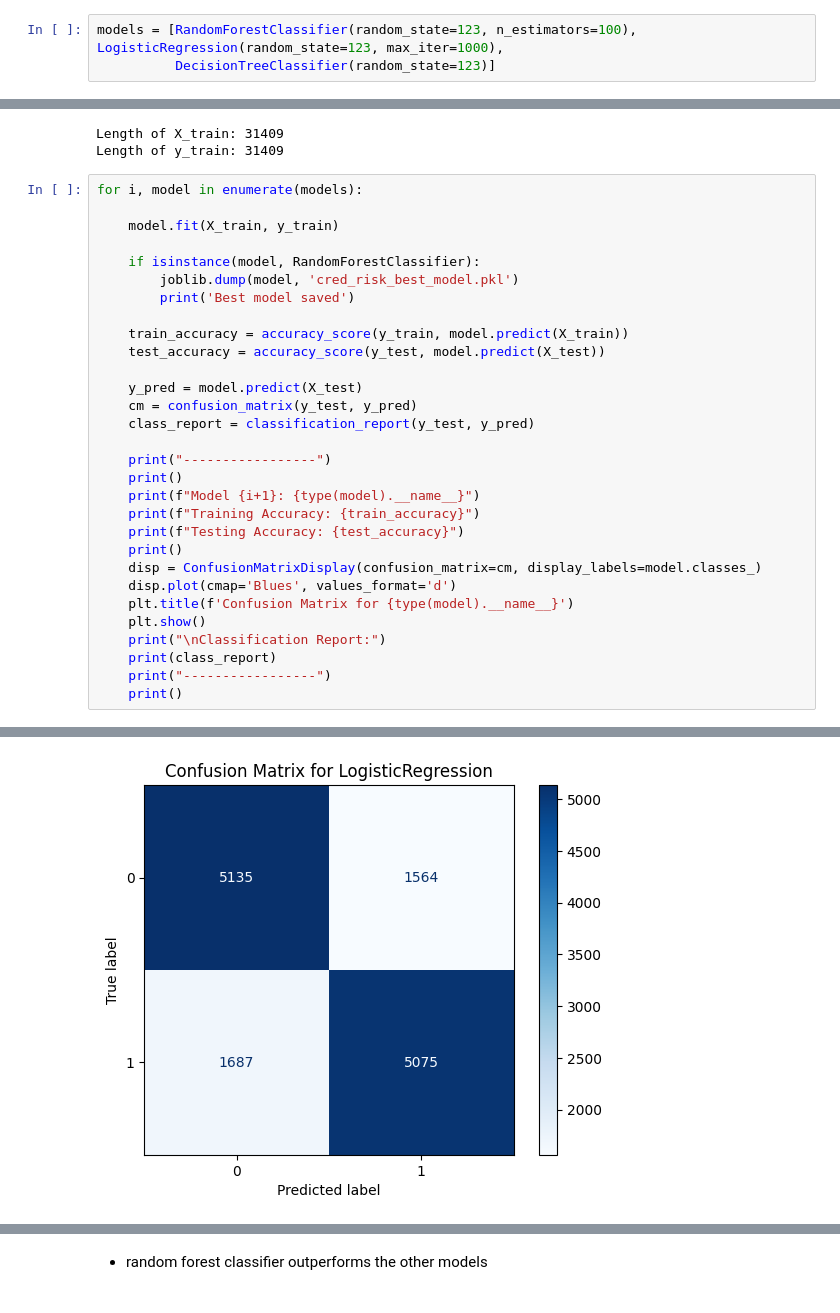
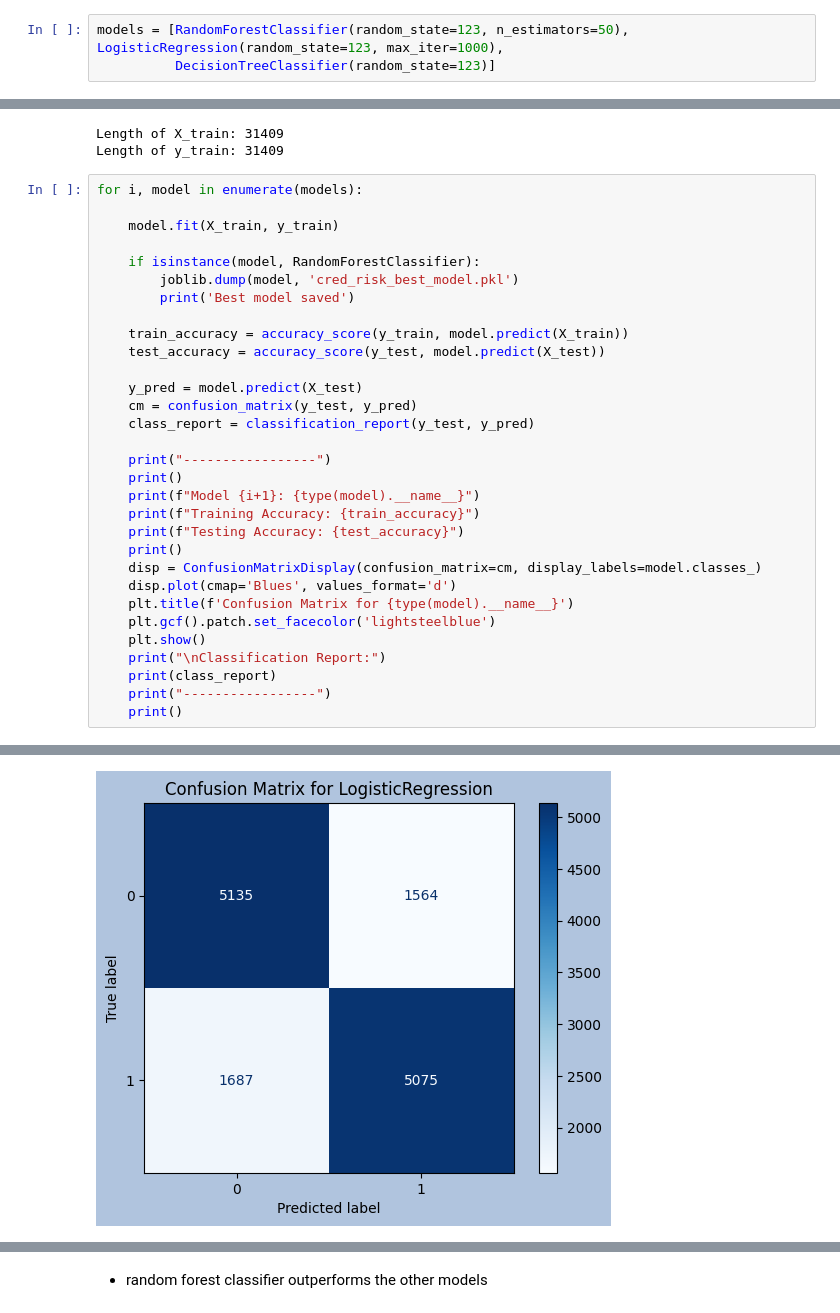
Before and after one commit to KM016/Default_pred, a Jupyter notebook: cred_risk.ipynb, the cells around one changed output, grey strips where cells are left out. Drawn from its saved outputs; the diff is of its cells as text.

```diff
--- a/cred_risk.ipynb
+++ b/cred_risk.ipynb
@@ -314,7 +319,7 @@ Name: count, dtype: int64
 # %%
 X_train, X_test, y_train, y_test = train_test_split(X_resampled, y_resampled, test_size=0.3, random_state=123)
 # %%
-models = [RandomForestClassifier(random_state=123, n_estimators=100), LogisticRegression(random_state=123, max_iter=1000),
+models = [RandomForestClassifier(random_state=123, n_estimators=50), LogisticRegression(random_state=123, max_iter=1000),
           DecisionTreeClassifier(random_state=123)]
 # %%
 print(f"Length of X_train: {len(X_train)}")
@@ -347,6 +352,7 @@ for i, model in enumerate(models):
     disp = ConfusionMatrixDisplay(confusion_matrix=cm, display_labels=model.classes_)
     disp.plot(cmap='Blues', values_format='d')
     plt.title(f'Confusion Matrix for {type(model).__name__}')
+    plt.gcf().patch.set_facecolor('lightsteelblue')
     plt.show()
     print("\nClassification Report:")
     print(class_report)
@@ -363,28 +369,28 @@ Testing Accuracy: 0.9784562811083872
 Classification Report:
               precision    recall  f1-score   support
 
            0       0.98      0.98      0.98      6699
            1       0.98      0.98      0.98      6762
 
     accuracy                           0.98     13461
    macro avg       0.98      0.98      0.98     13461
 weighted avg       0.98      0.98      0.98     13461
 
 -----------------
 
 -----------------
 
 Model 2: LogisticRegression
 Training Accuracy: 0.7527778662166895
 Testing Accuracy: 0.7584874823564371
 STOP: TOTAL NO. of ITERATIONS REACHED LIMIT.
 
 Increase the number of iterations (max_iter) or scale the data as shown in:
     https://scikit-learn.org/stable/modules/preprocessing.html
 Please also refer to the documentation for alternative solver options:
     https://scikit-learn.org/stable/modules/linear_model.html#logistic-regression
   n_iter_i = _check_optimize_result(
-[figure, old version]
+[figure, new version]
 Classification Report:
               precision    recall  f1-score   support
 
```
Also changed, not shown: parts of 13 cells of this notebook.
